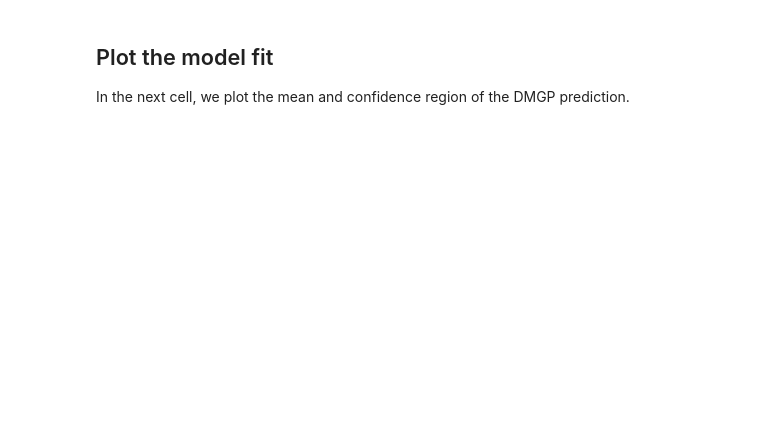
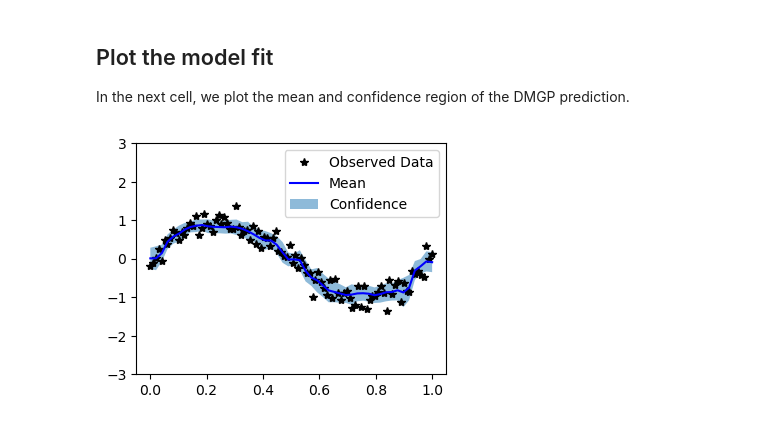
Before and after one commit to warrenzha/DGP-sparse, a Jupyter notebook: docs/source/examples/01_Exact_GPs/Simple_GP_Regression.ipynb, the cells around one changed output. Drawn from its saved outputs; the diff is of its cells as text; code cells hidden in the pictures; blank space fills up the shorter version.

Commit message:
example: GP regression

```diff
--- a/docs/source/examples/01_Exact_GPs/Simple_GP_Regression.ipynb
+++ b/docs/source/examples/01_Exact_GPs/Simple_GP_Regression.ipynb
@@ -127,26 +119,23 @@ for epoch in range(200):
 In the next cell, we make predictions with the model. To do this, we simply put the model in eval mode, and call both modules on the test data.
 # %%
 # Test points are regularly spaced along [0,1]
-test_x = torch.linspace(0, 1, 4)
-test_y = torch.sin(train_x * (2 * math.pi)) + torch.randn(train_x.size()) * 0.2
-
-test_set = RegressionDataset(test_x, test_y)
-test_loader = torch.utils.data.DataLoader(test_set, batch_size=50, shuffle=True)
+test_x = torch.linspace(0, 1, 50)
+test_y = torch.sin(test_x * (2 * math.pi)) + torch.randn(test_x.size()) * 0.2
+test_x = test_x.view(-1, 1)
+test_y = test_y.view(-1, 1)
 
 # Make predictions by feeding test dat through DMGP model
 test_loss = []
 with torch.no_grad():
-    for data, target in test_loader:
-        data, target = data.unsqueeze(-1).to(device), target.to(device)
-        predicts = []
-        for mc_run in range(20):
-            model.eval()
-            output, _ = model.forward(data)
-            loss = F.mse_loss(output, target).cpu().data.numpy()
-            test_loss.append(loss)
-            predicts.append(output.cpu().data.numpy())
+    predicts = []
+    for mc_run in range(20):
+        model.eval()
+        output = model.forward(test_x, return_kl=False)
+        loss = F.mse_loss(output, test_y).cpu().data.numpy()
+        test_loss.append(loss)
+        predicts.append(output.cpu().data.numpy())
 
-        pred_mean = np.mean(predicts, axis=0)
-        pred_std = np.std(predicts, axis=0)
+    pred_mean = np.mean(predicts, axis=0)
+    pred_std = np.std(predicts, axis=0)
 
 print('test loss: ', np.mean(test_loss))
@@ -156,24 +147,26 @@ In the next cell, we plot the mean and confidence region of the DMGP prediction.
 # %%
 from matplotlib import pyplot as plt
 from scipy import stats
 
 # Confidence level
 confidence_level = 0.95
 z = stats.norm.ppf(1 - (1 - confidence_level) / 2)  # z-score for 95% confidence
 
 # Calculate the confidence interval
 lower = pred_mean - z * pred_std
 upper = pred_mean + z * pred_std
 
 with torch.no_grad():
     # Initialize plot
     f, ax = plt.subplots(1, 1, figsize=(4, 3))
 
     # Plot training data as black stars
     ax.plot(train_x.numpy(), train_y.numpy(), 'k*')
     # Plot predictive means as blue line
     ax.plot(test_x.numpy(), pred_mean, 'b')
     # Shade between the lower and upper confidence bounds
-    ax.fill_between(test_x.numpy(), lower, upper, alpha=0.5)
+    ax.fill_between(test_x.numpy().squeeze(), lower.squeeze(), upper.squeeze(), alpha=0.5)
     ax.set_ylim([-3, 3])
     ax.legend(['Observed Data', 'Mean', 'Confidence'])
+# %% [output]
+[figure, added]
```
Also changed, not shown: parts of 5 cells of this notebook, 1 other file.
